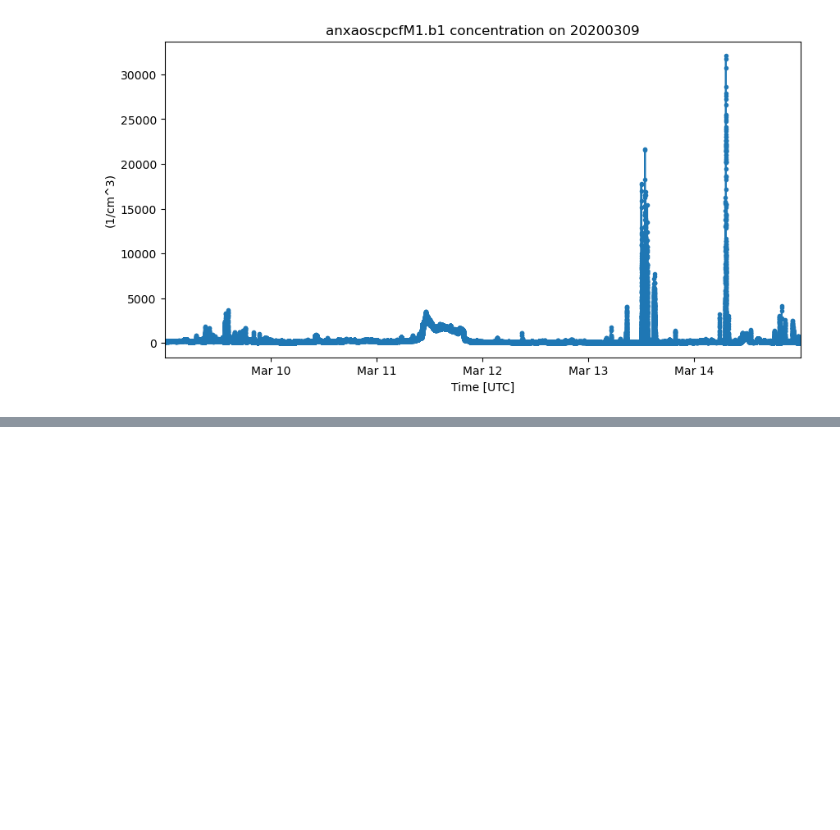
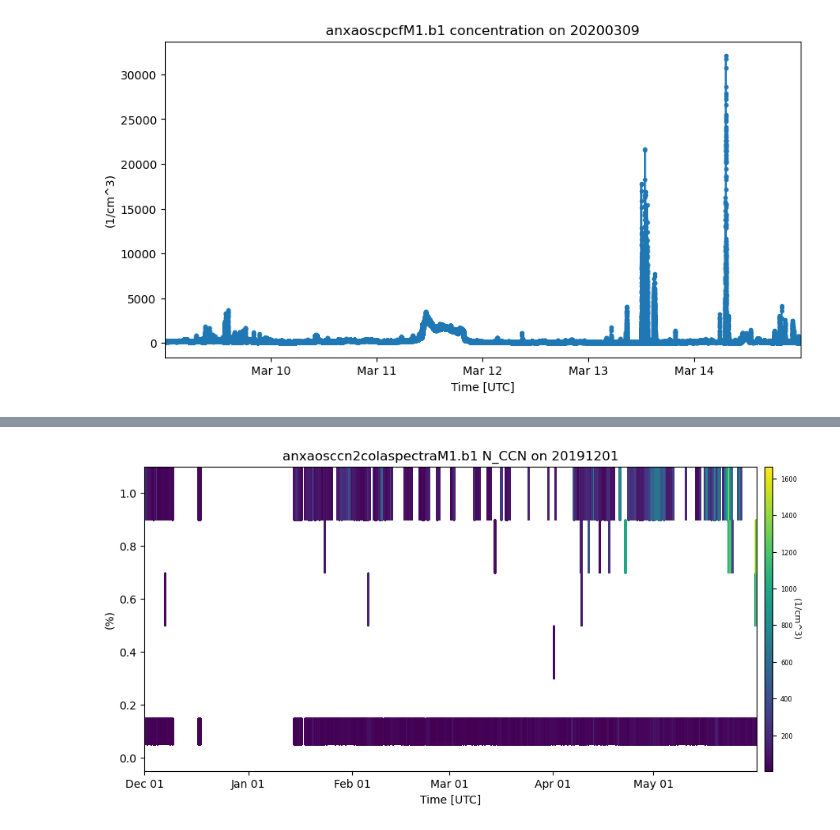
Before and after one commit to nmathewa/ARM-2024-high-latitude, a Jupyter notebook: oyelistic_armplots.ipynb, the cells around one changed output, grey strips where cells are left out. Saved outputs shown, nothing was run; the diff lists cells and outputs as text; code cells hidden in the pictures; blank space fills up the shorter version.

```diff
--- a/oyelistic_armplots.ipynb
+++ b/oyelistic_armplots.ipynb
@@ -59,0 +75,8 @@ plt.show()
+# %%
+username = 'oyelistic'
+token = '7214d9f57d85576a'
+datastream = 'anxaosccn2colaspectraM1.b1'
+startdate = '2019-12-01'
+enddate = '2020-06-01'
+# %%
+result = act.discovery.download_arm_data(username, token, datastream, startdate, enddate)
@@ -59,0 +105,2 @@ plt.show()
+# %%
+ds_mpl = act.io.read_arm_netcdf(result)
@@ -59,0 +149,2 @@ plt.show()
+# %%
+NSA = ds_mpl.resample(time='1H').mean()
@@ -59,0 +153,7 @@ plt.show()
+# %%
+display = act.plotting.TimeSeriesDisplay(NSA, figsize=(10, 5), subplot_shape=(1,))
+
+display.plot('N_CCN', subplot_index=(0,))
+plt.show()
+# %% [output]
+[figure, added]
```
Also changed, not shown: parts of 12 cells of this notebook.
